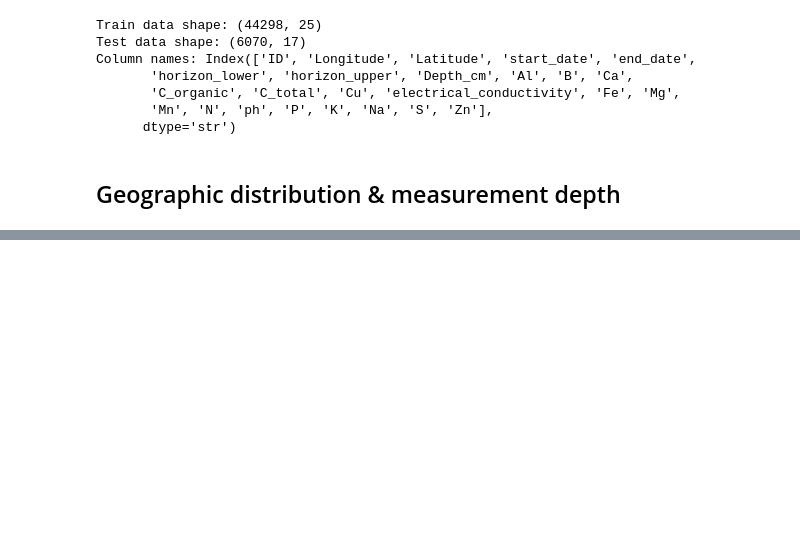
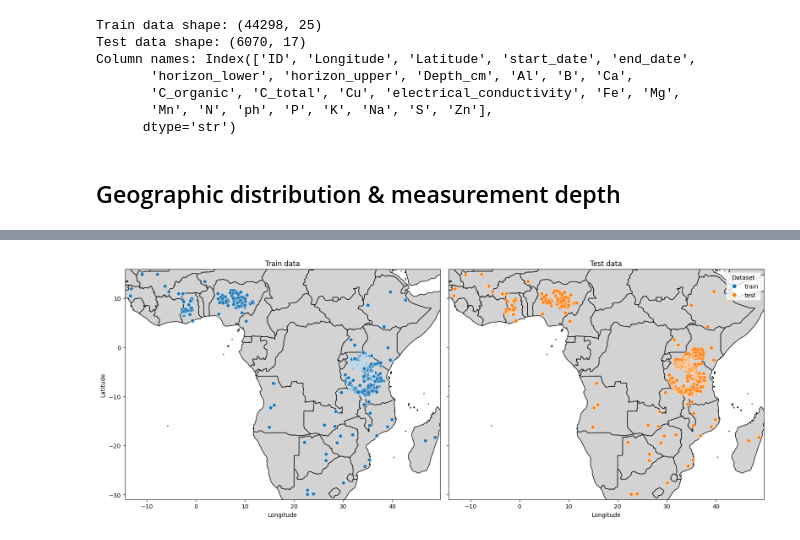
Before and after one commit to PhilipJanz/Rhea-Soil-Nutrient-Prediction-Challenge, a Jupyter notebook: notebooks/sample_distribution_and_knn_predictor.ipynb, the cells around one changed output, grey strips where cells are left out. Drawn from its saved outputs; the diff is of its cells as text; code cells hidden in the pictures; blank space fills up the shorter version.

Commit message:
sample distribution

```diff
--- a/notebooks/sample_distribution_and_knn_predictor.ipynb
+++ b/notebooks/sample_distribution_and_knn_predictor.ipynb
@@ -37,90 +39,50 @@ Column names: Index(['ID', 'Longitude', 'Latitude', 'start_date', 'end_date',
 # %% [markdown]
 ## Geographic distribution & measurement depth
 # %%
-from io import BytesIO
-from urllib.request import urlopen
-import matplotlib.image as mpimg
-from matplotlib.lines import Line2D
+uniq_depths = df.Depth_cm.unique()
 
-def find_column(candidates, columns):
-    for candidate in candidates:
-        for col in columns:
-            if col.lower() == candidate.lower():
-                return col
-    return None
+world_img = gpd.read_file(
+    os.path.join(DATA_DIR, "maps", "global_map", "CNTR_RG_20M_2024_4326.shp")
+)
 
-lat_col = find_column(["latitude", "lat", "y"], df.columns)
-lon_col = find_column(["longitude", "lon", "long", "x"], df.columns)
-if lat_col is None or lon_col is None:
-    raise ValueError(f"Could not find latitude/longitude columns in: {list(df.columns)}")
+fig, axes = plt.subplots(1, 2, figsize=(16, 6), sharex=True, sharey=True)
 
-depth_col = next((col for col in df.columns if "depth" in col.lower()), None)
-if depth_col is None:
-    raise ValueError(f"Could not find a depth column in: {list(df.columns)}")
-
-depth_numeric = pd.to_numeric(df[depth_col], errors="coerce")
-if depth_numeric.notna().sum() == 0:
-    raise ValueError(f"Depth column '{depth_col}' could not be converted to numeric values.")
-
-depth_bins = pd.qcut(depth_numeric, q=3, duplicates="drop")
-markers = ["o", "s", "^", "D", "P", "X"]
-marker_map = {
-    category: markers[i % len(markers)] for i, category in enumerate(depth_bins.cat.categories)
-}
-
-world_map_url = (
-    "https://naturalearth.s3.amazonaws.com/110m_raster/"
-    "NE1_HR_LC_SR_W_DR/NE1_HR_LC_SR_W_DR.png"
-)
-with urlopen(world_map_url) as response:
-    world_img = mpimg.imread(BytesIO(response.read()), format="png")
-
-fig, ax = plt.subplots(figsize=(12, 6))
-ax.imshow(world_img, extent=[-180, 180, -90, 90])
-ax.set_xlim(df[lon_col].min() - 1, df[lon_col].max() + 1)
-ax.set_ylim(df[lat_col].min() - 1, df[lat_col].max() + 1)
-
+datasets = ["train", "test"]
 colors = {"train": "tab:blue", "test": "tab:orange"}
 
-for category in depth_bins.cat.categories:
-    mask_depth = depth_bins == category
-    for dataset in ["train", "test"]:
-        mask_dataset = df["dataset"] == dataset
-        mask = mask_depth & mask_dataset
+for ax, dataset in zip(axes, datasets):
+    # base map
+    world_img.plot(ax=ax, color="lightgrey", edgecolor="black")
+
+    ax.set_xlim(df["Longitude"].min() - 1, df["Longitude"].max() + 1)
+    ax.set_ylim(df["Latitude"].min() - 1, df["Latitude"].max() + 1)
+
+    for depth in uniq_depths:
+        mask = (df.Depth_cm == depth) & (df["dataset"] == dataset)
         ax.scatter(
-            df.loc[mask, lon_col],
-            df.loc[mask, lat_col],
+            df.loc[mask, "Longitude"],
+            df.loc[mask, "Latitude"],
             s=35,
             alpha=0.8,
             color=colors[dataset],
-            marker=marker_map[category],
             edgecolor="white",
             linewidth=0.4,
         )
 
+    ax.set_title(f"{dataset.capitalize()} data")
+    ax.set_xlabel("Longitude")
+
+axes[0].set_ylabel("Latitude")
+
+# legend for dataset (color)
 legend_dataset = [
-    Line2D([0], [0], marker="o", color="w", label=label, markerfacecolor=color, markersize=8)
+    Line2D([0], [0], marker="o", color="w",
+           label=label, markerfacecolor=color, markersize=8)
     for label, color in colors.items()
 ]
-legend_depth = [
-    Line2D(
-        [0],
-        [0],
-        marker=marker_map[category],
-        color="k",
-        label=f"Depth: {category.left:.1f}–{category.right:.1f}",
-        linestyle="None",
-        markersize=8,
-    )
-    for category in depth_bins.cat.categories
-]
 
-legend1 = ax.legend(handles=legend_dataset, title="Dataset", loc="upper right")
-ax.add_artist(legend1)
-ax.legend(handles=legend_depth, title="Depth bins", loc="lower right")
+axes[1].legend(handles=legend_dataset, title="Dataset", loc="upper right")
 
-ax.set_xlabel("Longitude")
-ax.set_ylabel("Latitude")
-ax.set_title("Train/Test samples by depth")
+plt.tight_layout()
 plt.show()
 # %% [output]
@@ -139,0 +89 @@ plt.show()
+[figure, added]
```
Also changed, not shown: parts of 4 cells of this notebook, 2 other files.
